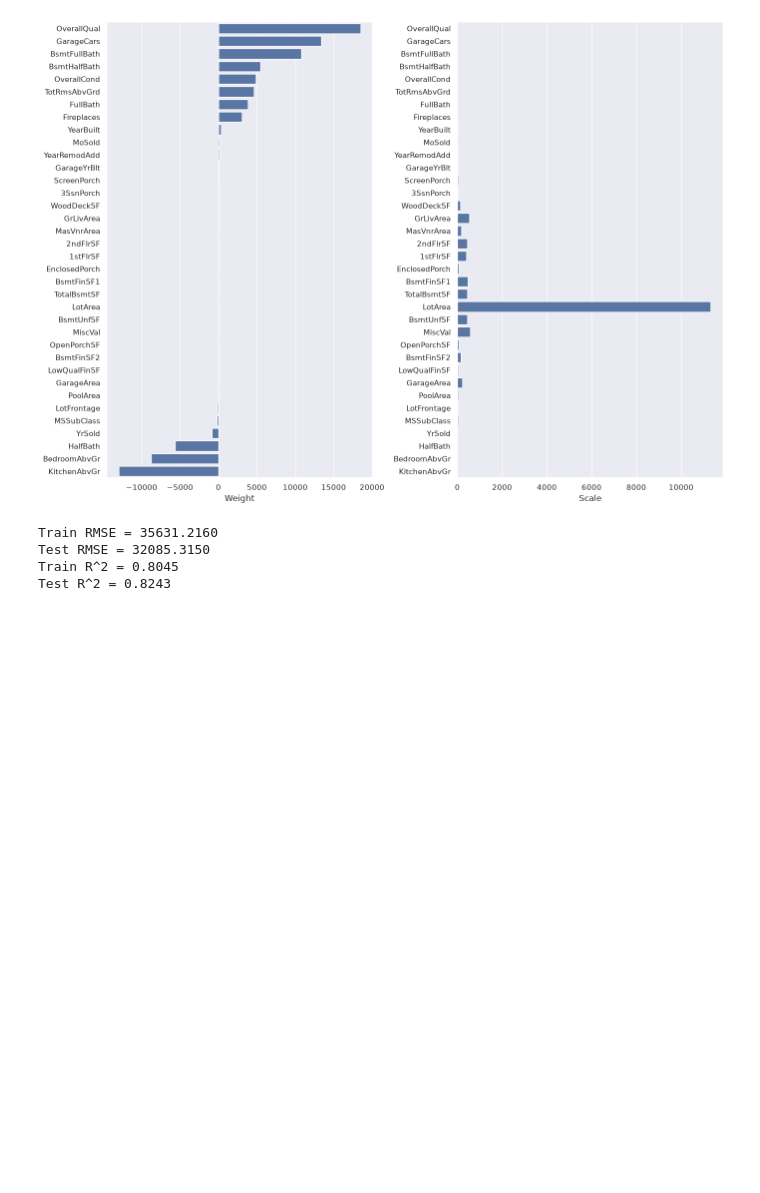
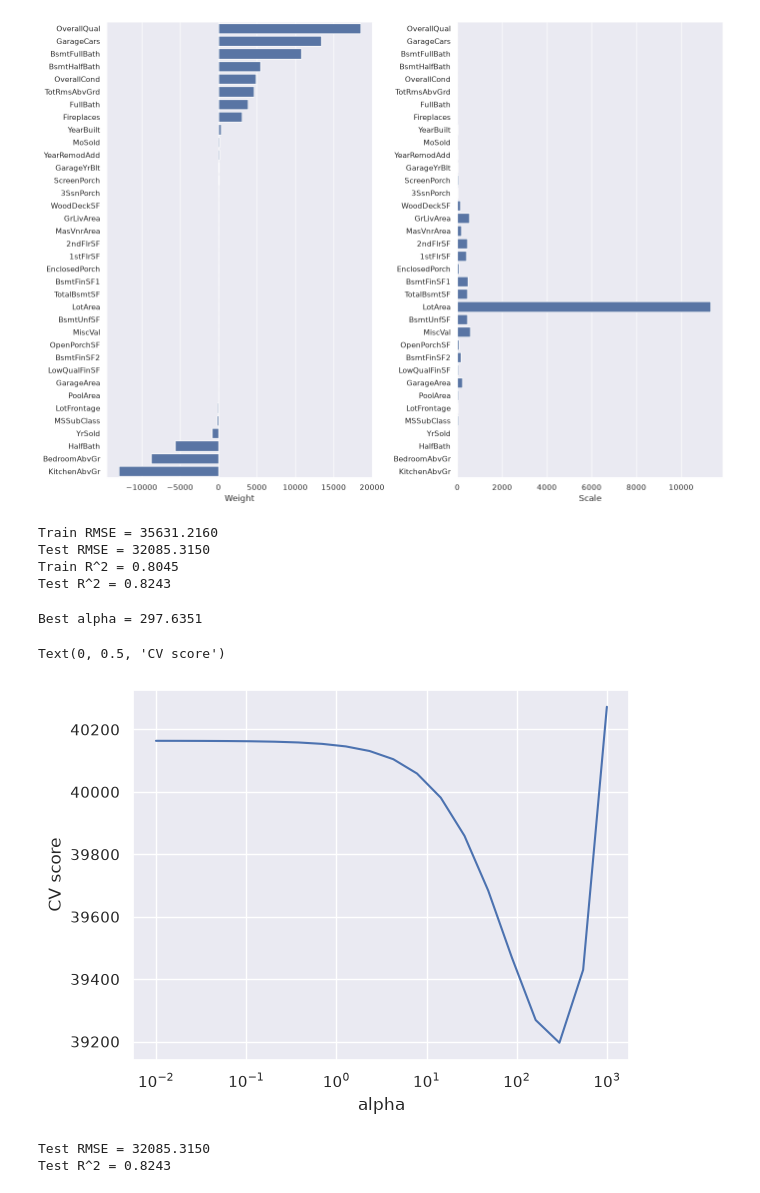
Before and after one commit to artemkafrog/ml-models, a Jupyter notebook: linregr/house_price_prediction/housing_price_prediction.ipynb, the cells around one changed output. Saved outputs shown, nothing was run; the diff lists cells and outputs as text; code cells hidden in the pictures; blank space fills up the shorter version.

```diff
--- a/linregr/house_price_prediction/housing_price_prediction.ipynb
+++ b/linregr/house_price_prediction/housing_price_prediction.ipynb
@@ -161,3 +161,36 @@ Train RMSE = 35631.2160
 Test RMSE = 32085.3150
 Train R^2 = 0.8045
 Test R^2 = 0.8243
+# %%
+from sklearn.model_selection import GridSearchCV
+
+alphas = np.logspace(-2, 3, 20)
+searcher = GridSearchCV(Ridge(), [{"alpha": alphas}], scoring="neg_root_mean_squared_error", cv=10)
+searcher.fit(X_train_scaled, y_train)
+
+best_alpha = searcher.best_params_["alpha"]
+print("Best alpha = %.4f" % best_alpha)
+
+plt.plot(alphas, -searcher.cv_results_["mean_test_score"])
+plt.xscale("log")
+plt.xlabel("alpha")
+plt.ylabel("CV score")
+# %% [output]
+Best alpha = 297.6351
+Text(0, 0.5, 'CV score')
+[figure, added]
+# %%
+from sklearn.pipeline import Pipeline
+
+simple_pipeline = Pipeline([
+    ('scaling', StandardScaler()),
+    ('regression', Ridge(best_alpha))
+])
+
+model = simple_pipeline.fit(X_train[numeric_features], y_train)
+y_pred = model.predict(X_val[numeric_features])
+print("Test RMSE = %.4f" % root_mean_squared_error(y_val, y_val_pred))
+print('Test R^2 = %.4f' % r2_score(y_val, y_val_pred))
+# %% [output]
+Test RMSE = 32085.3150
+Test R^2 = 0.8243
```
Also changed, not shown: parts of 16 cells of this notebook.
